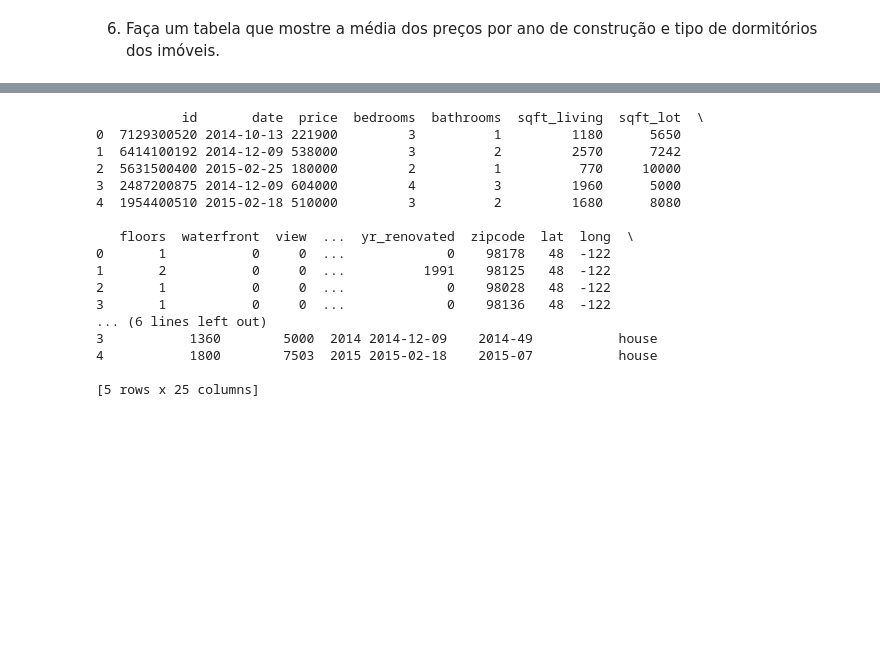
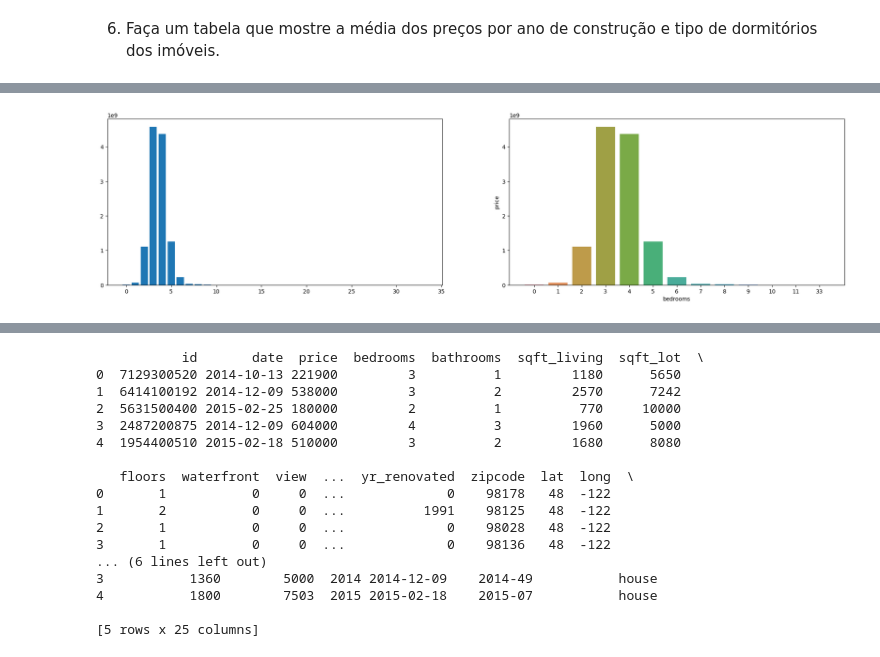
Before and after one commit to siquette/Analise-de-Dados-com-Python, a Jupyter notebook: m2/Módulo_03_Estruturas_de_dados.ipynb, the cells around one changed output, grey strips where cells are left out. Cells and saved outputs as stored; diff of their text form; code cells hidden in the pictures; blank space fills up the shorter version.

```diff
--- a/m2/Módulo_03_Estruturas_de_dados.ipynb
+++ b/m2/Módulo_03_Estruturas_de_dados.ipynb
@@ -334,0 +373,14 @@ dos imóveis.
+# %%
+ fig = plt.figure( figsize=(24, 12) )
+specs = gridspec.GridSpec( ncols=2, nrows=2, figure=fig )
+ax1 = fig.add_subplot( specs[0, 0] ) # First Row First Column
+ax2 = fig.add_subplot( specs[0, 1] ) # Second Row First Column
+# Frist Graph
+df = data[['price', 'bedrooms']].groupby( 'bedrooms' ).sum().reset_index()
+sns.barplot( x='bedrooms', y='price', data=df );
+ax1.bar( df['bedrooms'], df['price'] )
+# Second Graph
+df = data[['price', 'dormitory_type']].groupby( 'dormitory_type' ).mean().reset_index()
+ax2.bar( df['dormitory_type'], df['price'] );
+# %% [output]
+[figure, added]
```
Also changed, not shown: parts of 6 cells of this notebook.
